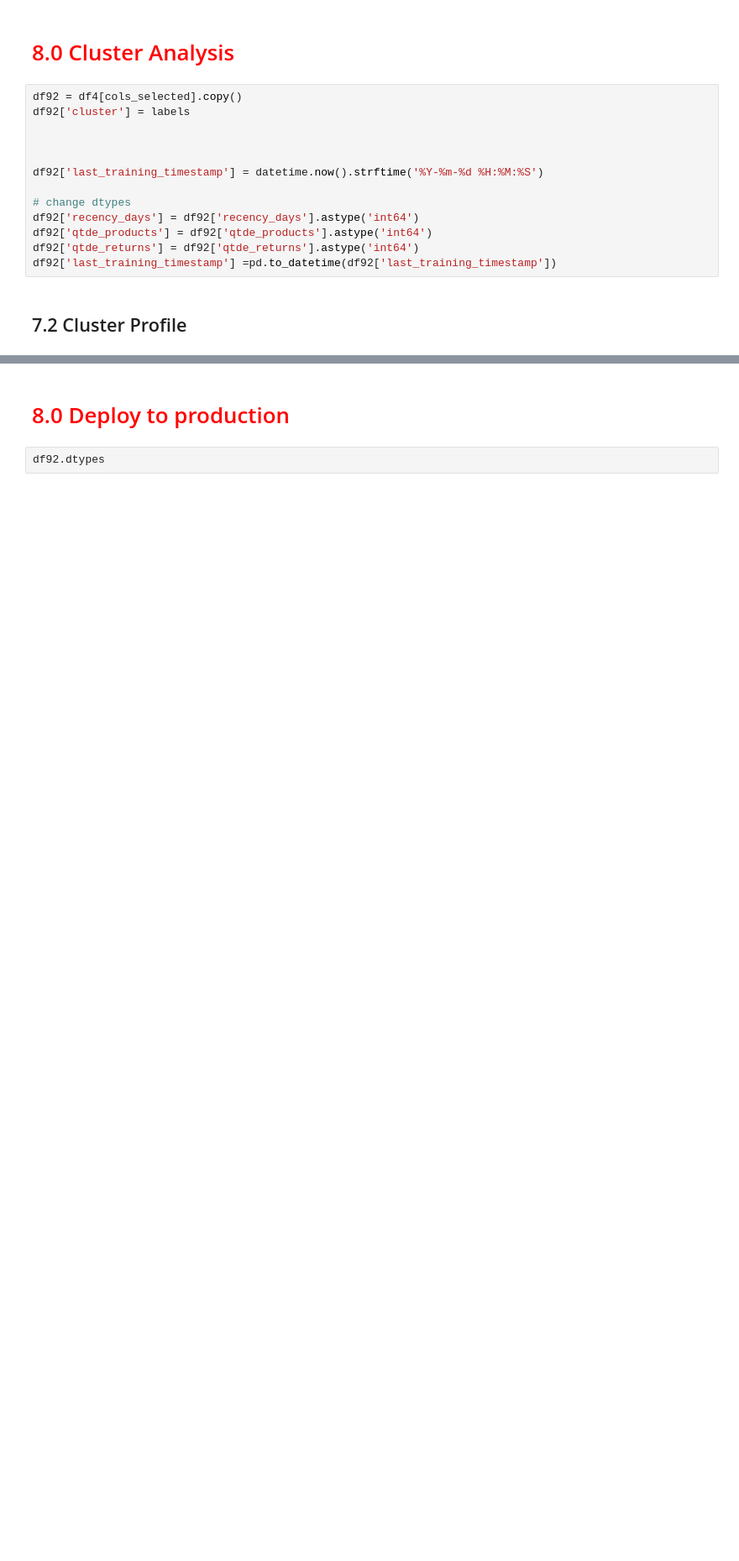
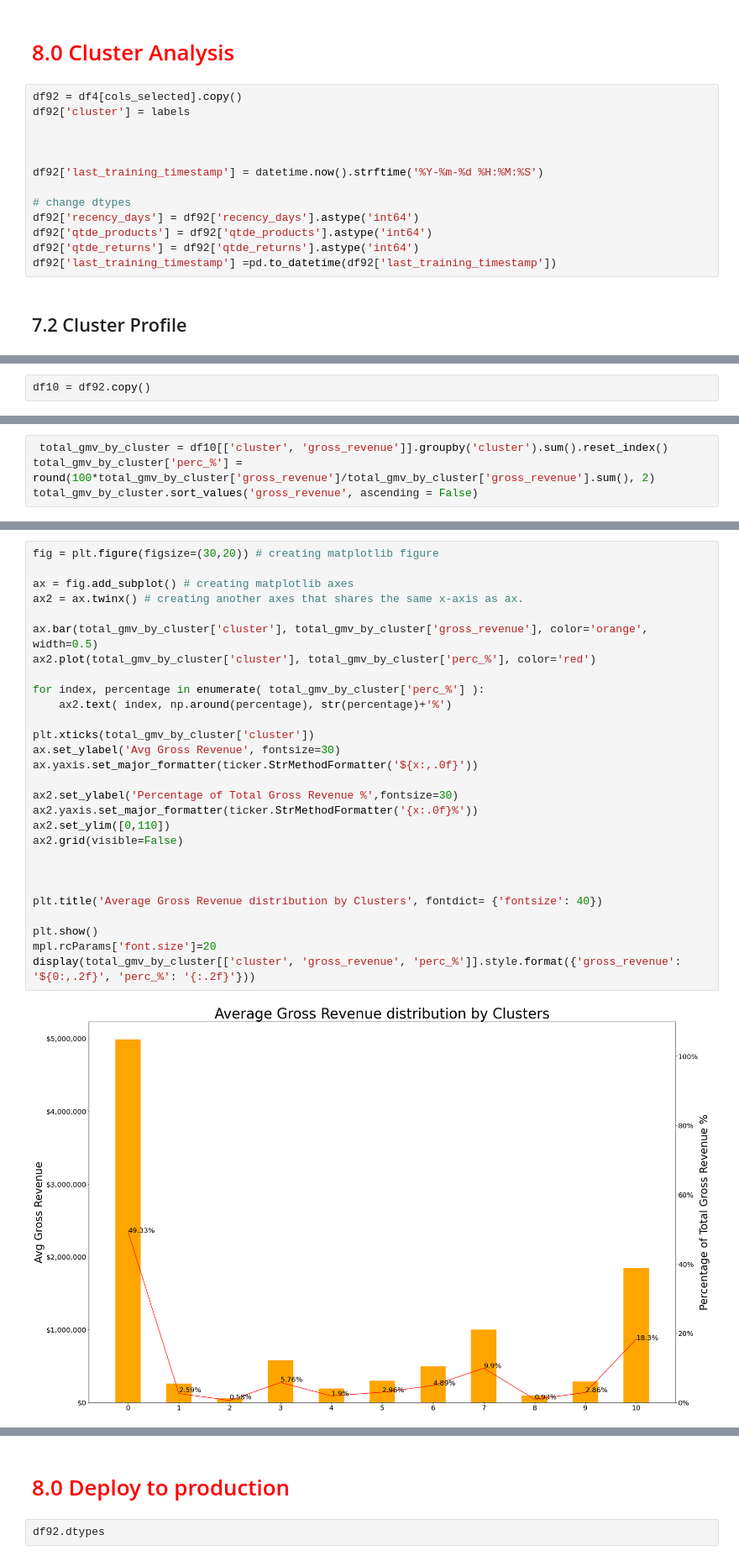
Before and after one commit to PedrosaFelipe/insiders_clustering, a Jupyter notebook: notebooks/c9.0-fsp-deploy-cloud.ipynb, the cells around one changed output, grey strips where cells are left out. Shown: that part at 84% size. Cells and saved outputs as stored; diff of their text form; blank space fills up the shorter version.

```diff
--- a/notebooks/c9.0-fsp-deploy-cloud.ipynb
+++ b/notebooks/c9.0-fsp-deploy-cloud.ipynb
@@ -575,0 +581,2 @@ df_cluster
+# %%
+df10 = df92.copy()
@@ -584,0 +644,4 @@ df_cluster
+# %%
+ total_gmv_by_cluster = df10[['cluster', 'gross_revenue']].groupby('cluster').sum().reset_index()
+total_gmv_by_cluster['perc_%'] =  round(100*total_gmv_by_cluster['gross_revenue']/total_gmv_by_cluster['gross_revenue'].sum(), 2)
+total_gmv_by_cluster.sort_values('gross_revenue', ascending = False)
@@ -584,0 +661,30 @@ df_cluster
+# %%
+fig = plt.figure(figsize=(30,20)) # creating matplotlib figure
+
+ax = fig.add_subplot() # creating matplotlib axes
+ax2 = ax.twinx() # creating another axes that shares the same x-axis as ax.
+
+ax.bar(total_gmv_by_cluster['cluster'], total_gmv_by_cluster['gross_revenue'], color='orange', width=0.5)
+ax2.plot(total_gmv_by_cluster['cluster'], total_gmv_by_cluster['perc_%'], color='red')
+
+for index, percentage in enumerate( total_gmv_by_cluster['perc_%'] ):
+    ax2.text( index, np.around(percentage), str(percentage)+'%')
+
+plt.xticks(total_gmv_by_cluster['cluster'])
+ax.set_ylabel('Avg Gross Revenue', fontsize=30)
+ax.yaxis.set_major_formatter(ticker.StrMethodFormatter('${x:,.0f}'))
+
+ax2.set_ylabel('Percentage of Total Gross Revenue %',fontsize=30)
+ax2.yaxis.set_major_formatter(ticker.StrMethodFormatter('{x:.0f}%'))
+ax2.set_ylim([0,110])
+ax2.grid(visible=False)
+
+
+
+plt.title('Average Gross Revenue distribution by Clusters', fontdict= {'fontsize': 40})
+
+plt.show()
+mpl.rcParams['font.size']=20
+display(total_gmv_by_cluster[['cluster', 'gross_revenue', 'perc_%']].style.format({'gross_revenue': '${0:,.2f}', 'perc_%': '{:.2f}'}))
+# %% [output]
+[figure, added]
```
Also changed, not shown: parts of 22 cells of this notebook, 1 other file.
